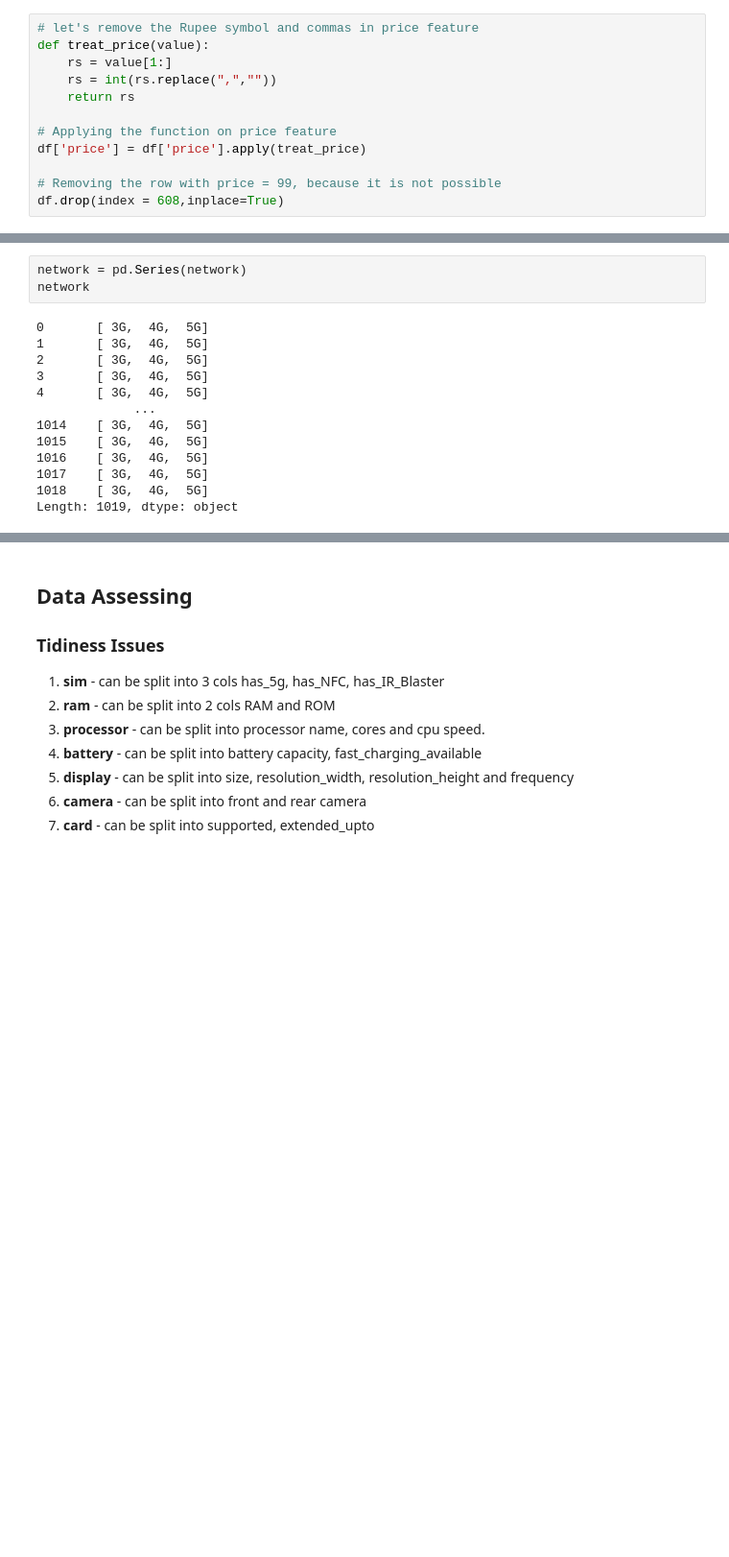
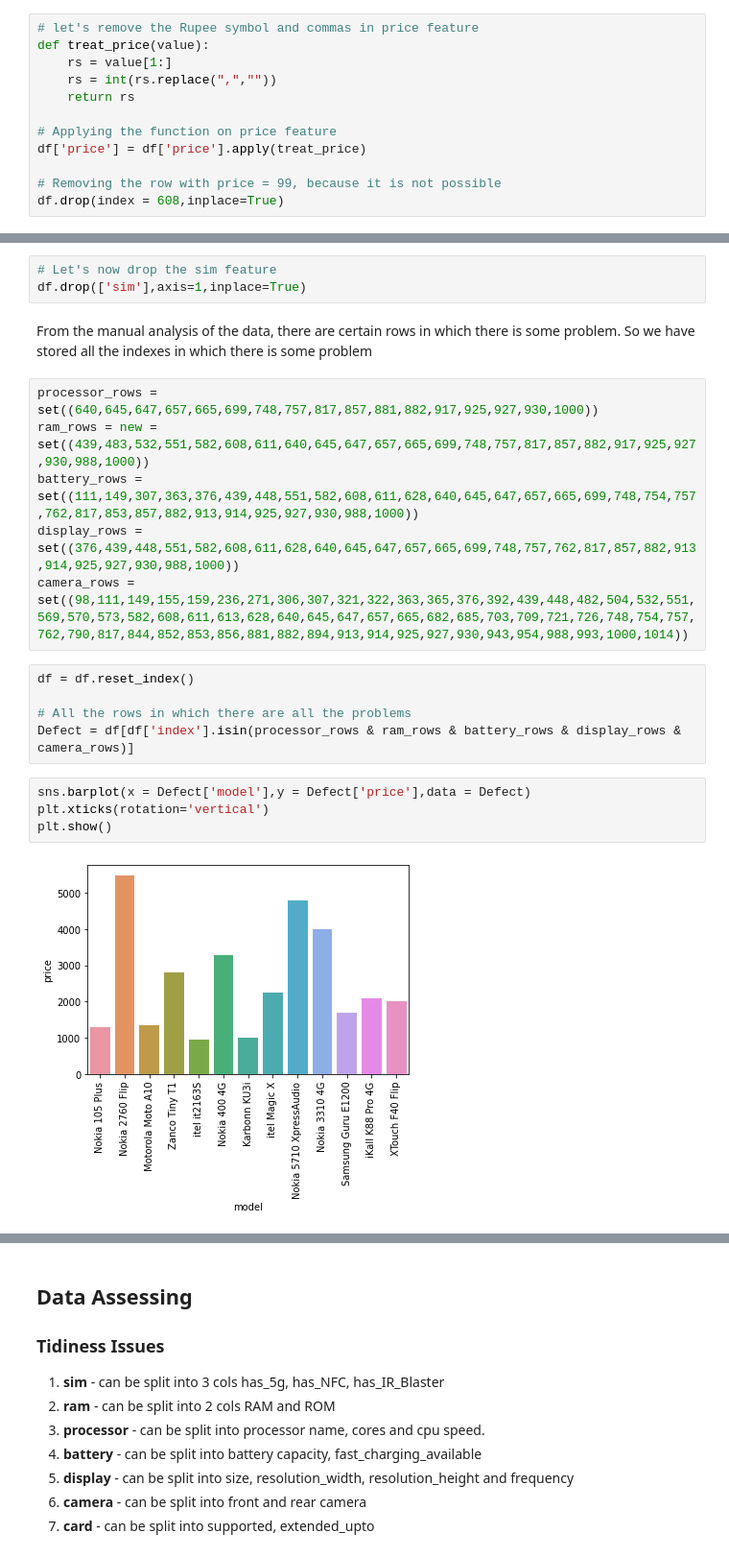
Before and after one commit to yuvraaj2002/Old_projects, a Jupyter notebook: Smartphone_price_prediction/Untitled.ipynb, the cells around one changed output, grey strips where cells are left out. Shown: that part at 96% size. Cells and saved outputs as stored; diff of their text form; blank space fills up the shorter version.

```diff
--- a/Smartphone_price_prediction/Untitled.ipynb
+++ b/Smartphone_price_prediction/Untitled.ipynb
@@ -116,16 +155,22 @@ network
-# %%
-network = pd.Series(network)
-network
-# %% [output]
-0       [ 3G,  4G,  5G]
-1       [ 3G,  4G,  5G]
-2       [ 3G,  4G,  5G]
-3       [ 3G,  4G,  5G]
-4       [ 3G,  4G,  5G]
-             ...
-1014    [ 3G,  4G,  5G]
-1015    [ 3G,  4G,  5G]
-1016    [ 3G,  4G,  5G]
-1017    [ 3G,  4G,  5G]
-1018    [ 3G,  4G,  5G]
-Length: 1019, dtype: object
+# %%
+# Let's now drop the sim feature
+df.drop(['sim'],axis=1,inplace=True)
+# %% [markdown]
+From the manual analysis of the data, there are certain rows in which there is some problem. So we have stored all the indexes in which there is some problem
+# %%
+processor_rows = set((640,645,647,657,665,699,748,757,817,857,881,882,917,925,927,930,1000))
+ram_rows = new = set((439,483,532,551,582,608,611,640,645,647,657,665,699,748,757,817,857,882,917,925,927,930,988,1000))
+battery_rows = set((111,149,307,363,376,439,448,551,582,608,611,628,640,645,647,657,665,699,748,754,757,762,817,853,857,882,913,914,925,927,930,988,1000))
+display_rows = set((376,439,448,551,582,608,611,628,640,645,647,657,665,699,748,757,762,817,857,882,913,914,925,927,930,988,1000))
+camera_rows = set((98,111,149,155,159,236,271,306,307,321,322,363,365,376,392,439,448,482,504,532,551,569,570,573,582,608,611,613,628,640,645,647,657,665,682,685,703,709,721,726,748,754,757,762,790,817,844,852,853,856,881,882,894,913,914,925,927,930,943,954,988,993,1000,1014))
+# %%
+df = df.reset_index()
+
+# All the rows in which there are all the problems
+Defect = df[df['index'].isin(processor_rows & ram_rows & battery_rows & display_rows & camera_rows)]
+# %%
+sns.barplot(x = Defect['model'],y = Defect['price'],data = Defect)
+plt.xticks(rotation='vertical')
+plt.show()
+# %% [output]
+[figure, added]
```
Also changed, not shown: parts of 15 cells of this notebook.
